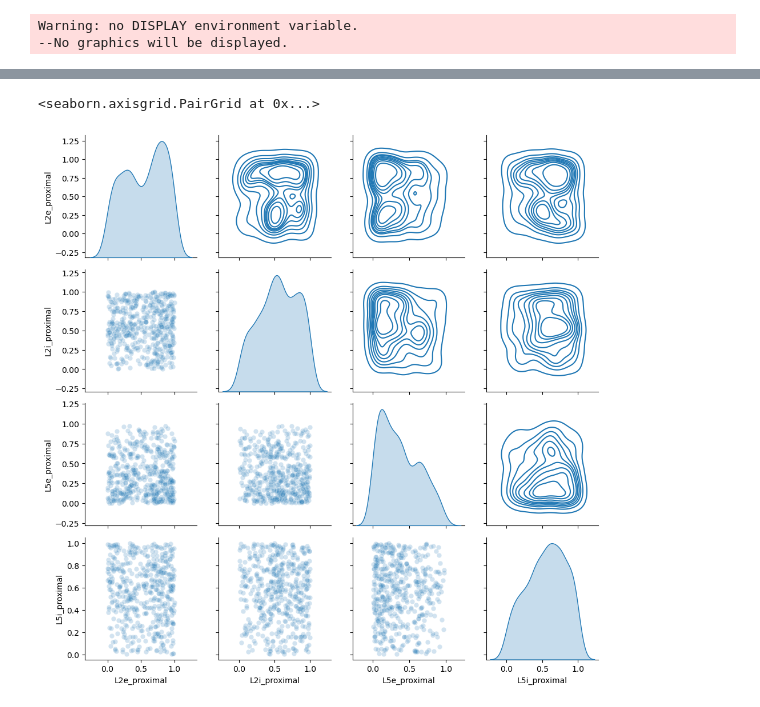
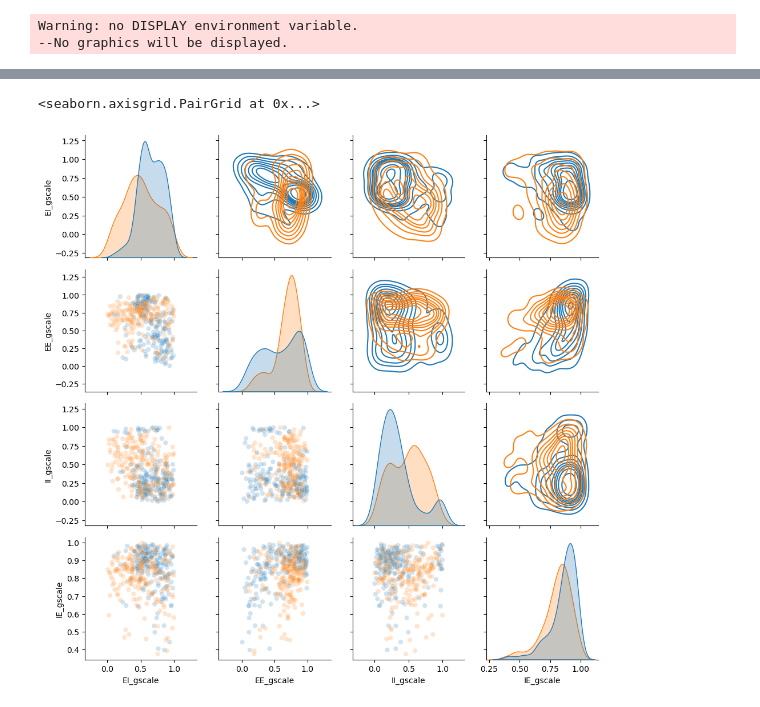
Before and after one commit to ntolley/hnn_latent, a Jupyter notebook: notebooks/excitation_propogation.ipynb, the cells around one changed output, grey strips where cells are left out. Drawn from its saved outputs; the diff is of its cells as text; code cells hidden in the pictures.

```diff
--- a/notebooks/excitation_propogation.ipynb
+++ b/notebooks/excitation_propogation.ipynb
@@ -18,9 +18,11 @@ import dill
 from sbi import utils as sbi_utils
 import pandas as pd
 from sklearn.decomposition import PCA
+from sklearn.cluster import KMeans
 from neurodsp.spectral import compute_spectrum, trim_spectrum
 from neurodsp.plts import plot_time_series, plot_timefrequency
 from neurodsp.timefrequency.wavelets import compute_wavelet_transform
+import scipy
 
 
 rng_seed = 123
@@ -50,10 +52,11 @@ gid_to_type = partial(_gid_to_type, gid_ranges=gid_ranges)
 # window_samples = extra_dict['window_samples']
 theta_extra = sim_metadata['theta_extra']
 
-dpl = np.load(f'{data_path}/sbi_sims/dpl_sbi.npy')
-theta = np.load(f'{data_path}/sbi_sims/theta_sbi.npy')
-spike_gids = np.load(f'{data_path}/sbi_sims/spike_gids_sbi.npy', allow_pickle=True)
-spike_times = np.load(f'{data_path}/sbi_sims/spike_times_sbi.npy', allow_pickle=True)
+flow_idx = 3
+dpl = np.load(f'{data_path}/sbi_sims/dpl_sbi_{flow_idx}.npy')
+theta = np.load(f'{data_path}/sbi_sims/theta_sbi_{flow_idx}.npy')
+spike_gids = np.load(f'{data_path}/sbi_sims/spike_gids_sbi_{flow_idx}.npy', allow_pickle=True)
+spike_times = np.load(f'{data_path}/sbi_sims/spike_times_sbi_{flow_idx}.npy', allow_pickle=True)
 
 times = np.linspace(0, 1, dpl.shape[1])
 mask = times > 0.2 # burn in time
@@ -158,13 +212,19 @@ for sim_idx in ratio_sort[20:25]:
 # %%
-filtered_theta = theta[ratio_sort[:500], :]
+n_obs = 200
 columns = list(prior_dict.keys())
-df = pd.DataFrame(filtered_theta, columns=columns)
+df1 = pd.DataFrame(theta[ratio_sort[:n_obs], :], columns=columns)
+df1['beta_type'] = np.repeat('high_beta', n_obs)
+df2 = pd.DataFrame(theta[ratio_sort[-n_obs:], :], columns=columns)
+df2['beta_type'] = np.repeat('low_beta', n_obs)
+
+df = pd.concat([df1, df2])
+df = df[columns[0:4] + ['beta_type']]
 # %%
 all_bounds = [param_dict['bounds'] for param_dict in prior_dict.values()]
-g = sns.PairGrid(df[columns[12:16]], diag_sharey=False, corner=False)
+g = sns.PairGrid(df, diag_sharey=False, corner=False, hue='beta_type')
 g.map_lower(sns.scatterplot, alpha=0.2)
 g.map_upper(sns.kdeplot, fill=False)
 g.map_diag(sns.kdeplot, fill=True)
 # %% [output]
 <seaborn.axisgrid.PairGrid at 0x...>
-[figure, old version]
+[figure, new version]
```
Also changed, not shown: parts of 8 cells of this notebook, 2 other files.
